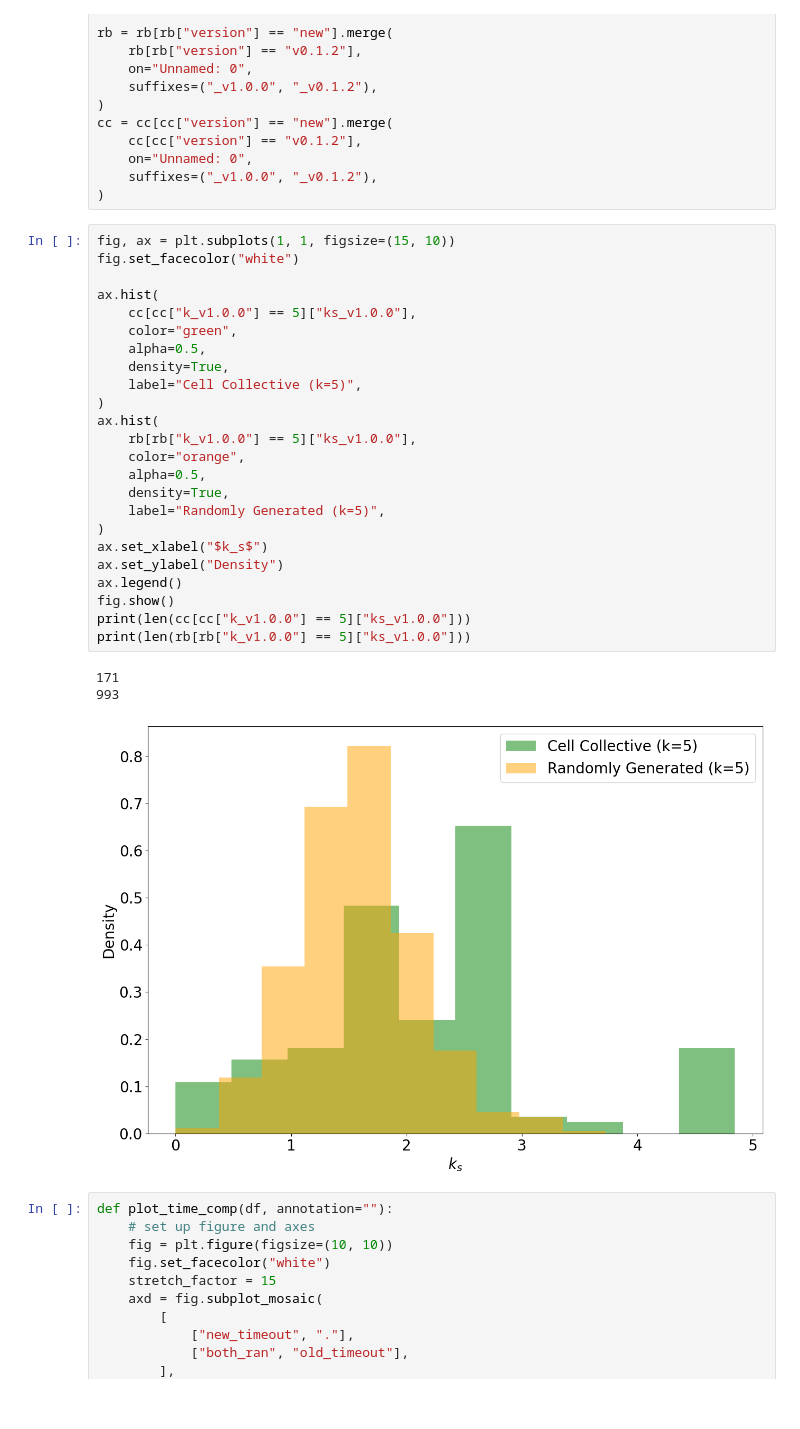
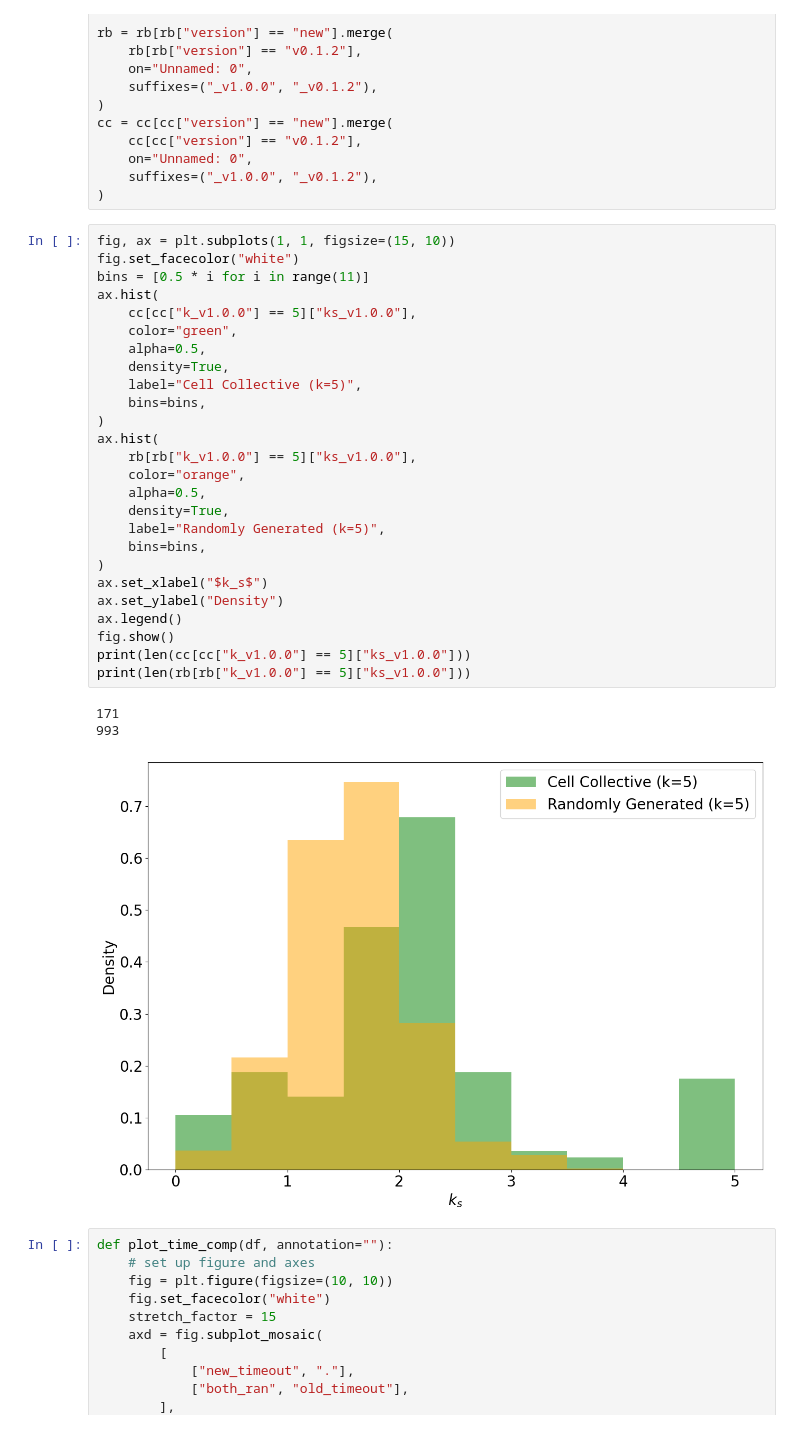
Before and after one commit to CASCI-lab/symmetryInCellCollective, a Jupyter notebook: plots.ipynb, the cells around one changed output. Saved outputs shown, nothing was run; the diff lists cells and outputs as text.

Commit message:
aligned bins on histogram

```diff
--- a/plots.ipynb
+++ b/plots.ipynb
@@ -29,31 +29,33 @@ cc = cc[cc["version"] == "new"].merge(
 # %%
 fig, ax = plt.subplots(1, 1, figsize=(15, 10))
 fig.set_facecolor("white")
-
+bins = [0.5 * i for i in range(11)]
 ax.hist(
     cc[cc["k_v1.0.0"] == 5]["ks_v1.0.0"],
     color="green",
     alpha=0.5,
     density=True,
     label="Cell Collective (k=5)",
+    bins=bins,
 )
 ax.hist(
     rb[rb["k_v1.0.0"] == 5]["ks_v1.0.0"],
     color="orange",
     alpha=0.5,
     density=True,
     label="Randomly Generated (k=5)",
+    bins=bins,
 )
 ax.set_xlabel("$k_s$")
 ax.set_ylabel("Density")
 ax.legend()
 fig.show()
 print(len(cc[cc["k_v1.0.0"] == 5]["ks_v1.0.0"]))
 print(len(rb[rb["k_v1.0.0"] == 5]["ks_v1.0.0"]))
 # %% [output]
 171
 993
-[figure, old version]
+[figure, new version]
 # %%
 def plot_time_comp(df, annotation=""):
     # set up figure and axes
```
